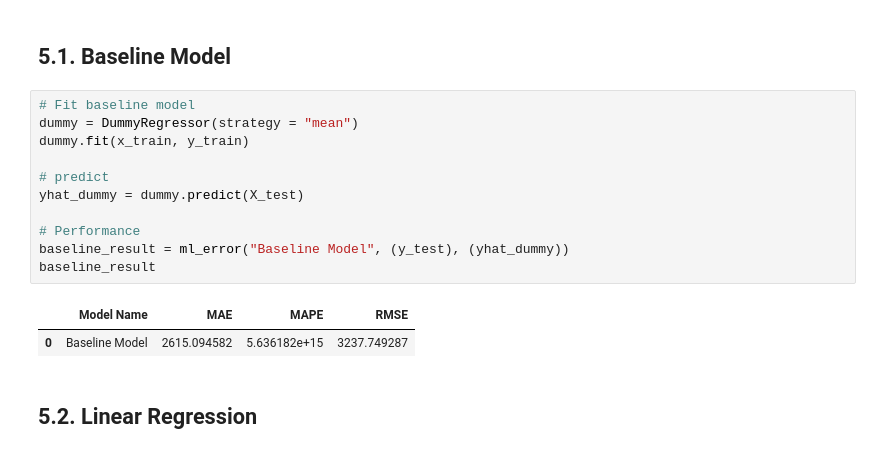
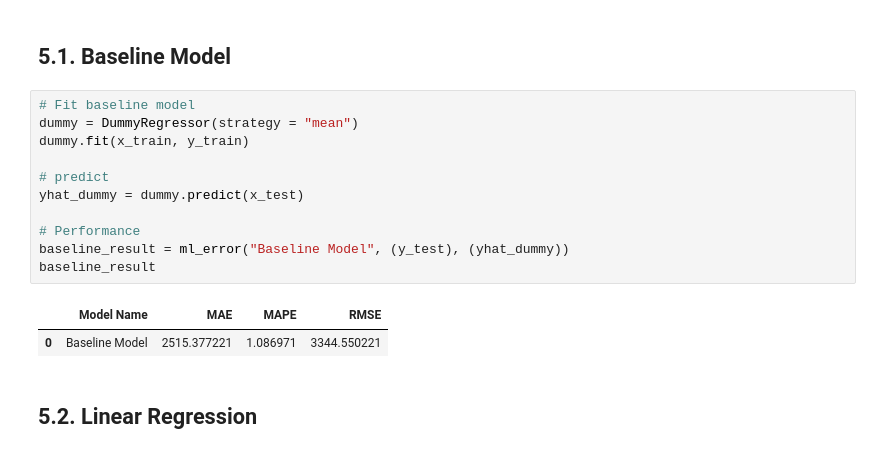
Before and after one commit to math-prog/house_predict, a Jupyter notebook: notebooks/1.0.mso.house_predict.ipynb, the cells around one changed output. Drawn from its saved outputs; the diff is of its cells as text.

```diff
--- a/notebooks/1.0.mso.house_predict.ipynb
+++ b/notebooks/1.0.mso.house_predict.ipynb
@@ -494,17 +504,17 @@ x_test = X_test[cols_selected_final]
 # %%
 # Fit baseline model
 dummy = DummyRegressor(strategy = "mean")
 dummy.fit(x_train, y_train)
 
 # predict
-yhat_dummy = dummy.predict(X_test)
+yhat_dummy = dummy.predict(x_test)
 
 # Performance
 baseline_result = ml_error("Baseline Model", (y_test), (yhat_dummy))
 baseline_result
 # %% [output]
 |  | Model Name | MAE | MAPE | RMSE |
-| 0 | Baseline Model | 2615.094582 | 5.636182e+15 | 3237.749287 |
+| 0 | Baseline Model | 2515.377221 | 1.086971 | 3344.550221 |
 # %% [markdown]
 ## 5.2. Linear Regression
 # %%
```
Also changed, not shown: parts of 11 cells of this notebook, 4 other files.
